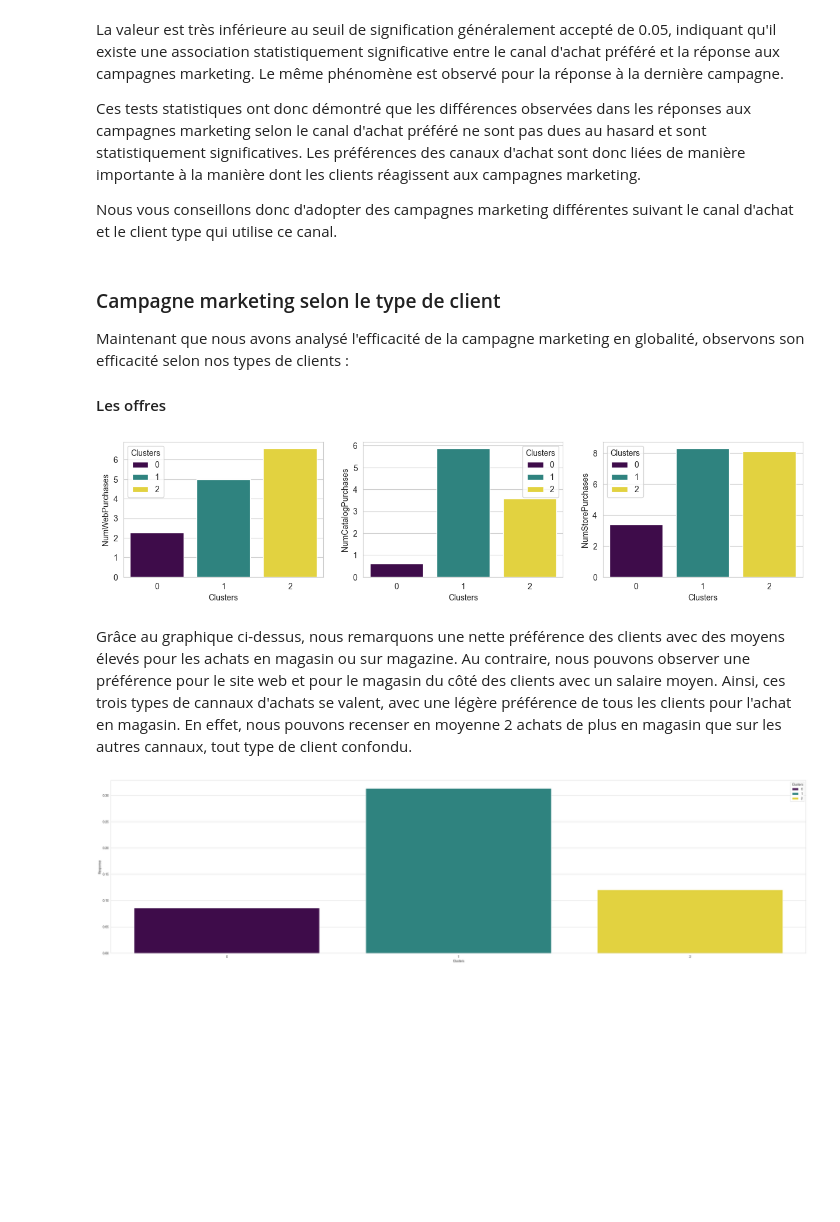
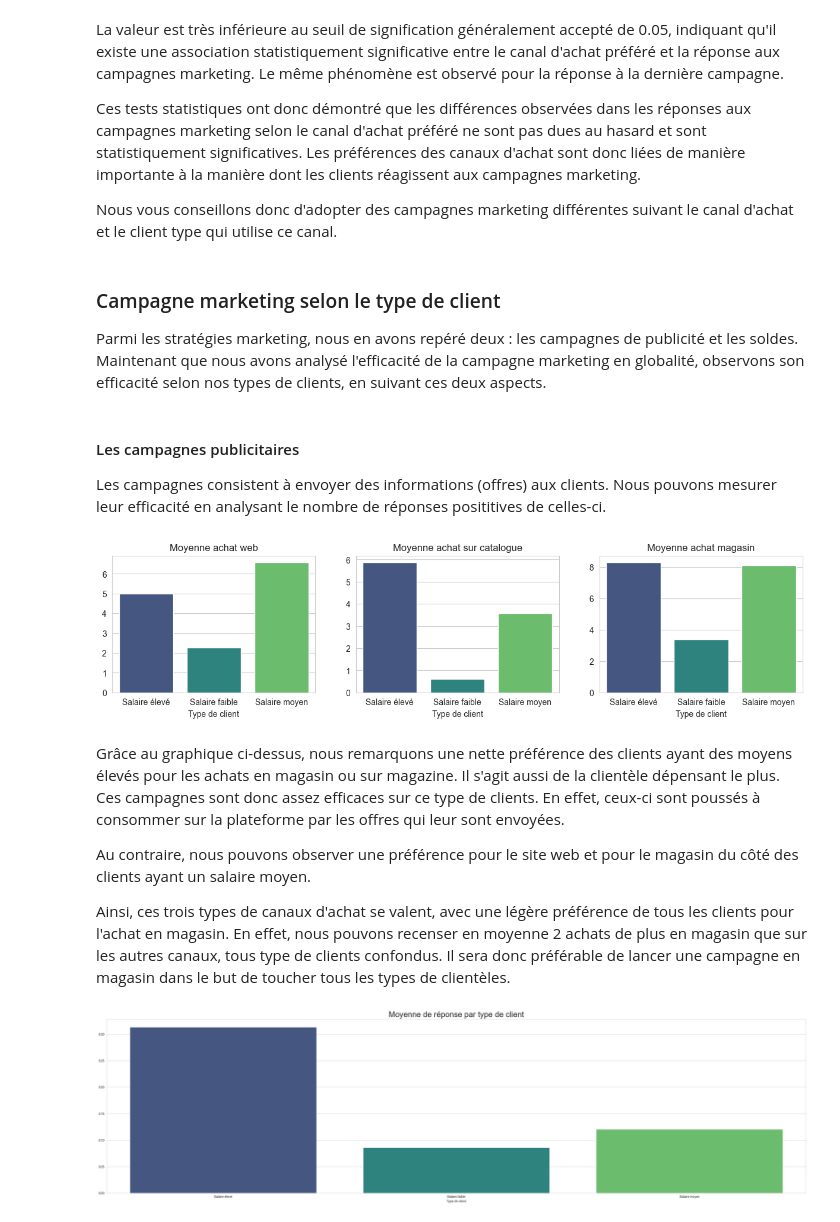
Before and after one commit to MattisFernandez/Rush05, a Jupyter notebook: Notebook.ipynb, the cells around one changed output. Cells and saved outputs as stored; diff of their text form; code cells hidden in the pictures; blank space fills up the shorter version.

Commit message:
[ADD] Titres aux graphs campagne marketing selon clients

```diff
--- a/Notebook.ipynb
+++ b/Notebook.ipynb
@@ -382,6 +382,19 @@ Nous avons donc décidé de supprimer les variables avec peu de poids ainsi que
 
 mean_by_cluster = data_clean.groupby('Clusters').mean().copy()
 
+def tri_par_salaire () :
+    array = ["","",""]
+    for row in mean_by_cluster.iterrows():
+        if (row[1]["Income"] == mean_by_cluster["Income"].max()) :
+            array[row[0]] = "Salaire élevé"
+        elif (row[1]["Income"] == mean_by_cluster["Income"].min()) :
+            array[row[0]] = "Salaire faible"
+        else :
+            array[row[0]] = "Salaire moyen"
+    return array
+
+salaires = tri_par_salaire()
+mean_by_cluster["Client_type"] = salaires
 # Supression des colonnes inutiles
 
 mean_by_cluster = mean_by_cluster.drop(columns = ["Age", "Marital_Status_Score", "Education2", "Customer_for", "Recency"])
@@ -389,7 +402,8 @@ mean_by_cluster = mean_by_cluster.drop(columns = ["Age", "Marital_Status_Score",
 fig, axes  = plt.subplots(6,4 , figsize=(15, 10))
 
 for ax, column in zip(axes.flatten(), mean_by_cluster.columns) :
-    sns.barplot(x="Clusters", y=column, data=mean_by_cluster, hue="Clusters", ax=ax, palette="viridis")
+    sns.barplot(x="Client_type", y=column, data=mean_by_cluster, hue="Client_type", ax=ax, palette="viridis")
+    ax.set_xlabel('Type de client')
 
 plt.tight_layout(pad=1.0)
 plt.show()
@@ -546,25 +551,39 @@ Nous vous conseillons donc d'adopter des campagnes marketing différentes suivan
 # %% [markdown]
 ### Campagne marketing selon le type de client
 
-Maintenant que nous avons analysé l'efficacité de la campagne marketing en globalité, observons son efficacité selon nos types de clients :
-
-#### Les offres
+Parmi les stratégies marketing, nous en avons repéré deux : les campagnes de publicité et les soldes.
+Maintenant que nous avons analysé l'efficacité de la campagne marketing en globalité, observons son efficacité selon nos types de clients, en suivant ces deux aspects.
+# %% [markdown]
+#### Les campagnes publicitaires
+
+Les campagnes consistent à envoyer des informations (offres) aux clients. Nous pouvons mesurer leur efficacité en analysant le nombre de réponses posititives de celles-ci.
 # %%
 fig, axes  = plt.subplots(1, 3, figsize=(15, 3))
+titles = ["Moyenne achat web", "Moyenne achat sur catalogue", "Moyenne achat magasin"]
 
-for ax, column in zip(axes.flatten(), purchase_channels) :
-    sns.barplot(x="Clusters", y=column, data=mean_by_cluster, hue="Clusters", ax=ax, palette="viridis")
+for title, ax, column in zip(titles, axes.flatten(), purchase_channels) :
+    sns.barplot(x="Client_type", y=column, data=mean_by_cluster, hue="Client_type", ax=ax, palette="viridis")
+    ax.set_title(title)
+    ax.set_ylabel('')
+    ax.set_xlabel('Type de client')
+    ax.title.set_position([.5, 1.05])
 
 plt.show()
 # %% [output]
-[figure, old version]
+[figure, new version]
 # %% [markdown]
-Grâce au graphique ci-dessus, nous remarquons une nette préférence des clients avec des moyens élevés pour les achats en magasin ou sur magazine.
-Au contraire, nous pouvons observer une préférence pour le site web et pour le magasin du côté des clients avec un salaire moyen.
-Ainsi, ces trois types de cannaux d'achats se valent, avec une légère préférence de tous les clients pour l'achat en magasin. En effet, nous pouvons recenser en moyenne 2 achats de plus en magasin que sur les autres cannaux, tout type de client confondu.
+Grâce au graphique ci-dessus, nous remarquons une nette préférence des clients ayant des moyens élevés pour les achats en magasin ou sur magazine. Il s'agit aussi de la clientèle dépensant le plus. Ces campagnes sont donc assez efficaces sur ce type de clients. En effet, ceux-ci sont poussés à consommer sur la plateforme par les offres qui leur sont envoyées.
+
+Au contraire, nous pouvons observer une préférence pour le site web et pour le magasin du côté des clients ayant un salaire moyen.
+
+Ainsi, ces trois types de canaux d'achat se valent, avec une légère préférence de tous les clients pour l'achat en magasin. En effet, nous pouvons recenser en moyenne 2 achats de plus en magasin que sur les autres canaux, tous type de clients confondus. Il sera donc préférable de lancer une campagne en magasin dans le but de toucher tous les types de clientèles.
 # %%
-sns.barplot(x="Clusters", y="Response", data=mean_by_cluster, hue="Clusters", palette="viridis")
+sns.barplot(x="Client_type", y="Response", data=mean_by_cluster, hue="Client_type", palette="viridis")
+plt.title("Moyenne de réponse par type de client", fontsize=25)
+plt.ylabel('')
+plt.xlabel('Type de client')
+
 plt.show()
 # %% [output]
-[figure, old version]
+[figure, new version]
 # %% [markdown]
```
Also changed, not shown: parts of 21 cells of this notebook.
